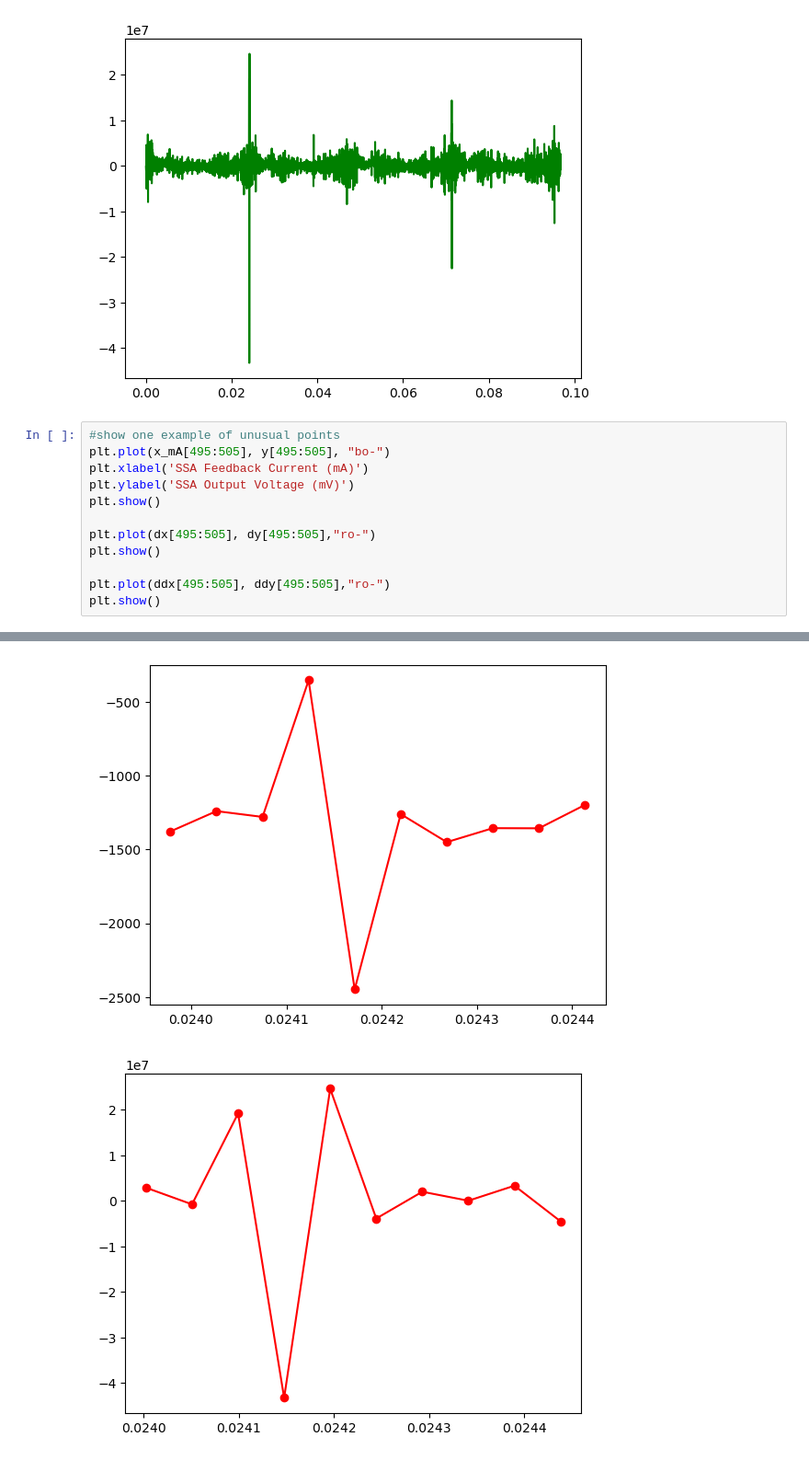
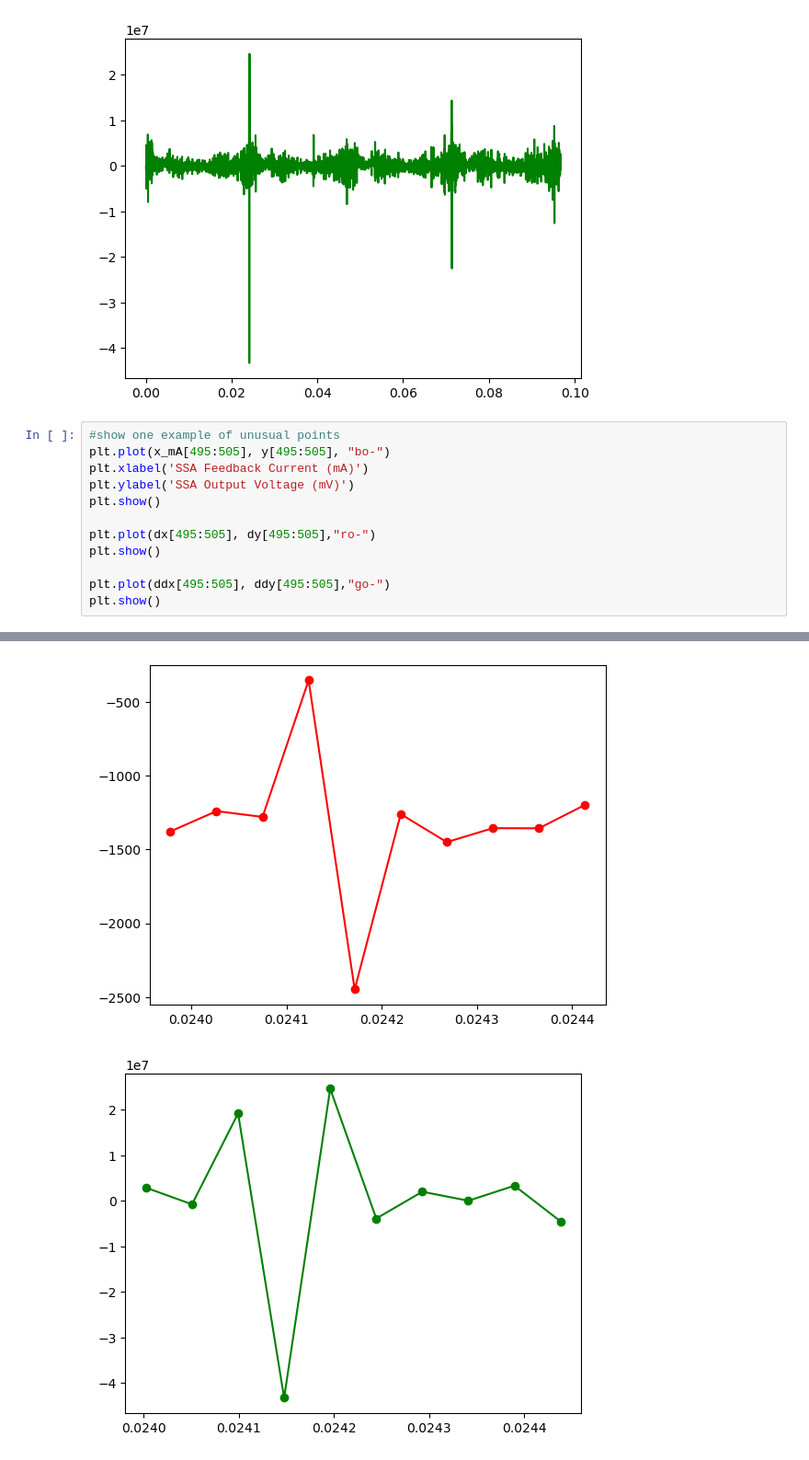
Before and after one commit to ReChen33/QuReseach, a Jupyter notebook: code/SQUID/SLAC/TestDerivative.ipynb, the cells around one changed output, grey strips where cells are left out. Shown at 92% size. Cells and saved outputs as stored; diff of their text form.

```diff
--- a/code/SQUID/SLAC/TestDerivative.ipynb
+++ b/code/SQUID/SLAC/TestDerivative.ipynb
@@ -56,16 +56,16 @@ plt.show()
 # %%
 #show one example of unusual points
 plt.plot(x_mA[495:505], y[495:505], "bo-")
 plt.xlabel('SSA Feedback Current (mA)')
 plt.ylabel('SSA Output Voltage (mV)')
 plt.show()
 
 plt.plot(dx[495:505], dy[495:505],"ro-")
 plt.show()
 
-plt.plot(ddx[495:505], ddy[495:505],"ro-")
+plt.plot(ddx[495:505], ddy[495:505],"go-")
 plt.show()
 # %% [output]
 [figure]
 [figure]
-[figure, old version]
+[figure, new version]
```
Also changed, not shown: 3 other files.
